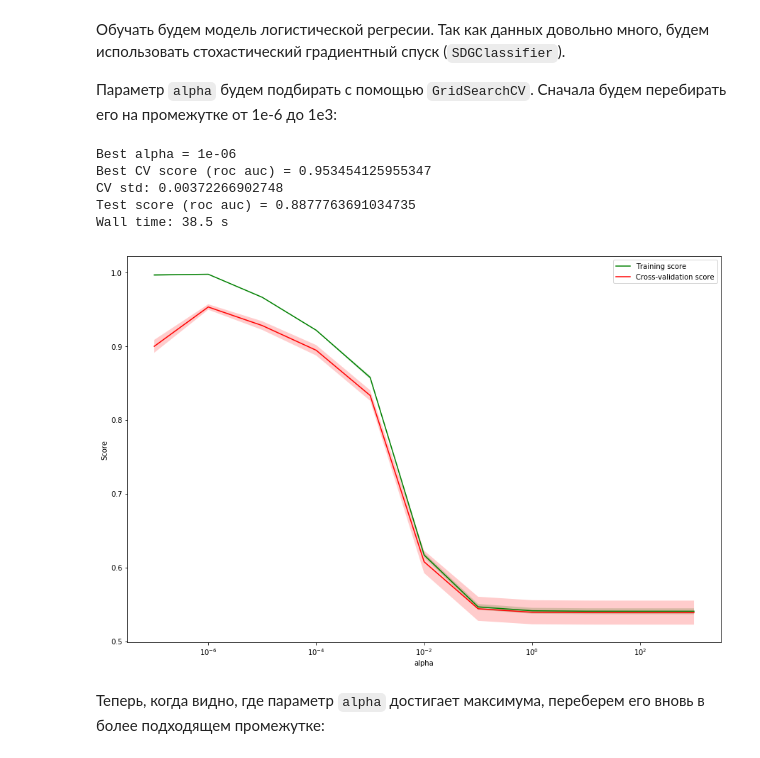
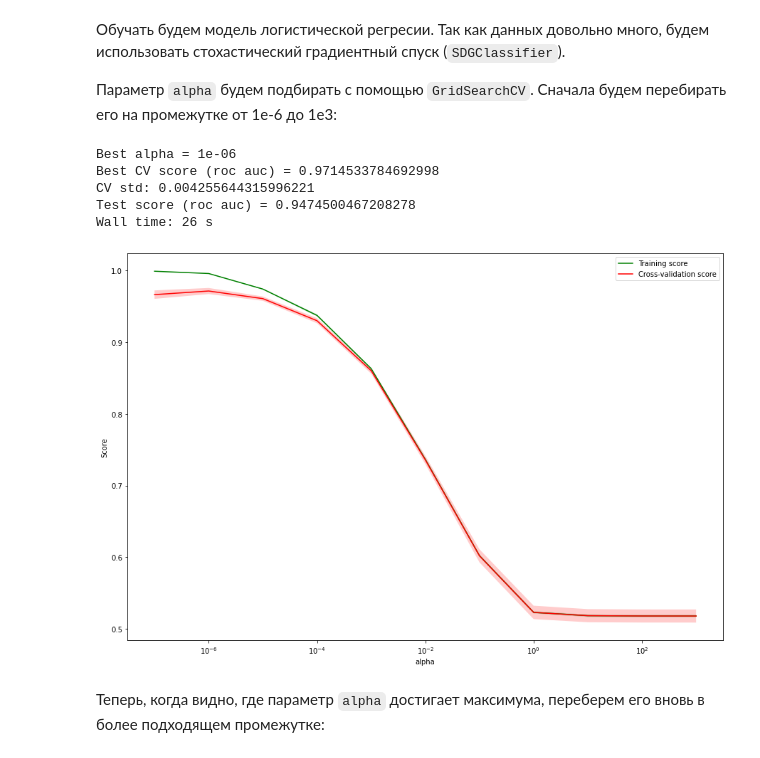
Before and after one commit to solery-git/Yandex_MIPT_user_identification, a Jupyter notebook: notebooks/7.2-week7-final_report_advanced.ipynb, the cells around one changed output. Cells and saved outputs as stored; diff of their text form; code cells hidden in the pictures.

```diff
--- a/notebooks/7.2-week7-final_report_advanced.ipynb
+++ b/notebooks/7.2-week7-final_report_advanced.ipynb
@@ -407,7 +430,7 @@ skf = StratifiedKFold(n_splits=5, shuffle=True, random_state=SEED)
 Вспомогательная функция для отрисовки кривых валидации:
 # %%
 def plot_validation_curves(params, grid_cv_results_, scale='linear', figsize=(15, 10)):
-    param_name, param_values = params.items()[0]
+    param_name, param_values = list(params.items())[0]
     plt.figure(figsize=figsize)
     train_mu, train_std = grid_cv_results_['mean_train_score'], grid_cv_results_['std_train_score']
     valid_mu, valid_std = grid_cv_results_['mean_test_score'], grid_cv_results_['std_test_score']
@@ -435,27 +458,27 @@ def plot_validation_curves(params, grid_cv_results_, scale='linear', figsize=(15
 # %%
 %%time
 sgd_logit_params = {'alpha': np.logspace(-7, 3, 11)}
 
 sgd_logit = SGDClassifier(loss='log', random_state=SEED)
-sgd_logit_grid_searcher = GridSearchCV(sgd_logit, param_grid=sgd_logit_params, scoring='roc_auc', cv=skf)
+sgd_logit_grid_searcher = GridSearchCV(sgd_logit, param_grid=sgd_logit_params, scoring='roc_auc', cv=skf, return_train_score=True)
 sgd_logit_grid_searcher.fit(X_train, y_train)
 
 sgd_logit_best_alpha = sgd_logit_grid_searcher.best_params_['alpha']
 sgd_logit_best_score = sgd_logit_grid_searcher.best_score_
 print('Best alpha =', sgd_logit_best_alpha)
 print('Best CV score (roc auc) =', sgd_logit_best_score)
 
 plot_validation_curves(sgd_logit_params, sgd_logit_grid_searcher.cv_results_, scale='log', figsize=(15, 10))
 
 logit_valid_pred_proba = sgd_logit_grid_searcher.best_estimator_.predict_proba(X_valid)[:, 1]
 print('Test score (roc auc) =', roc_auc_score(y_valid, logit_valid_pred_proba))
 # %% [output]
 Best alpha = 1e-06
-Best CV score (roc auc) = 0.953454125955347
-CV std: 0.00372266902748
-Test score (roc auc) = 0.8877763691034735
-Wall time: 38.5 s
+Best CV score (roc auc) = 0.9714533784692998
+CV std: 0.004255644315996221
+Test score (roc auc) = 0.9474500467208278
+Wall time: 26 s
-[figure, old version]
+[figure, new version]
 # %% [markdown]
 Теперь, когда видно, где параметр `alpha` достигает максимума, переберем его вновь в более подходящем промежутке:
 # %%
```
Also changed, not shown: parts of 10 cells of this notebook, 1 other file.
